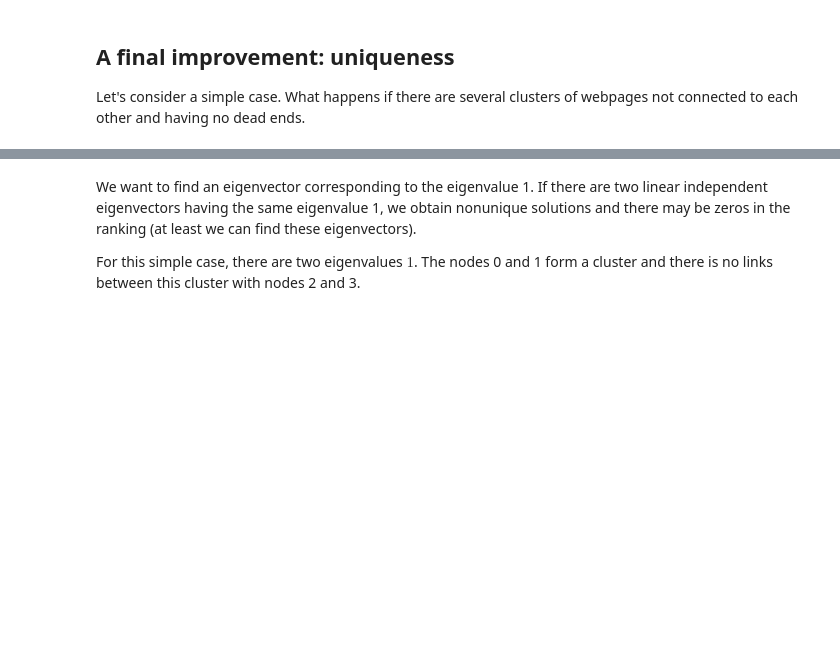
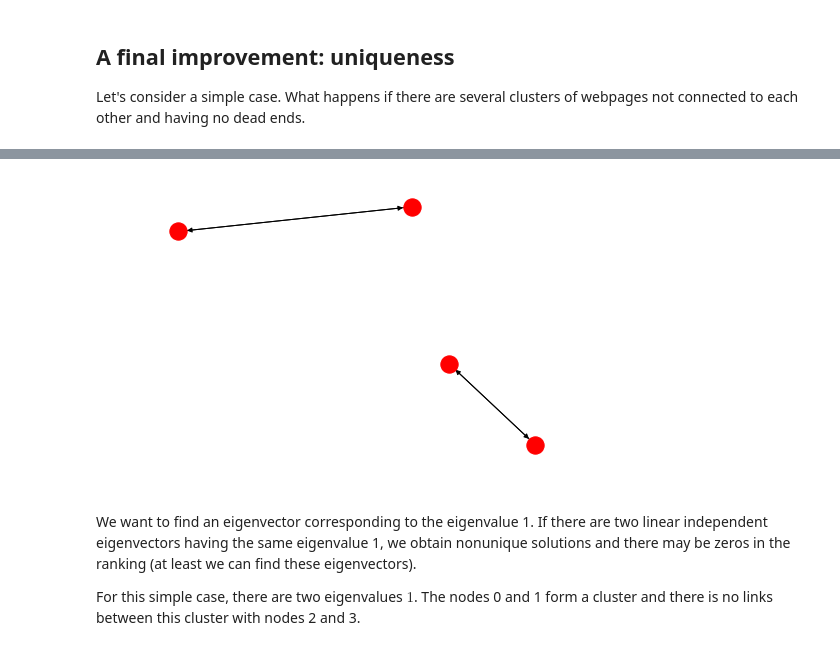
Before and after one commit to nicwigs/314, a Jupyter notebook: hw/HW4-Pagerank.ipynb, the cells around one changed output, grey strips where cells are left out. Saved outputs shown, nothing was run; the diff lists cells and outputs as text; code cells hidden in the pictures; blank space fills up the shorter version.

```diff
--- a/hw/HW4-Pagerank.ipynb
+++ b/hw/HW4-Pagerank.ipynb
@@ -110,3 +188,7 @@ w, v
+# %%
+nx.draw(graph2)
+# %% [output]
+[figure, added]
 # %% [markdown]
 We want to find an eigenvector corresponding to the eigenvalue 1. If there are two linear independent eigenvectors having the same eigenvalue 1, we obtain nonunique solutions and there may be zeros in the ranking (at least we can find these eigenvectors).
 
```
Also changed, not shown: parts of 30 cells of this notebook.
